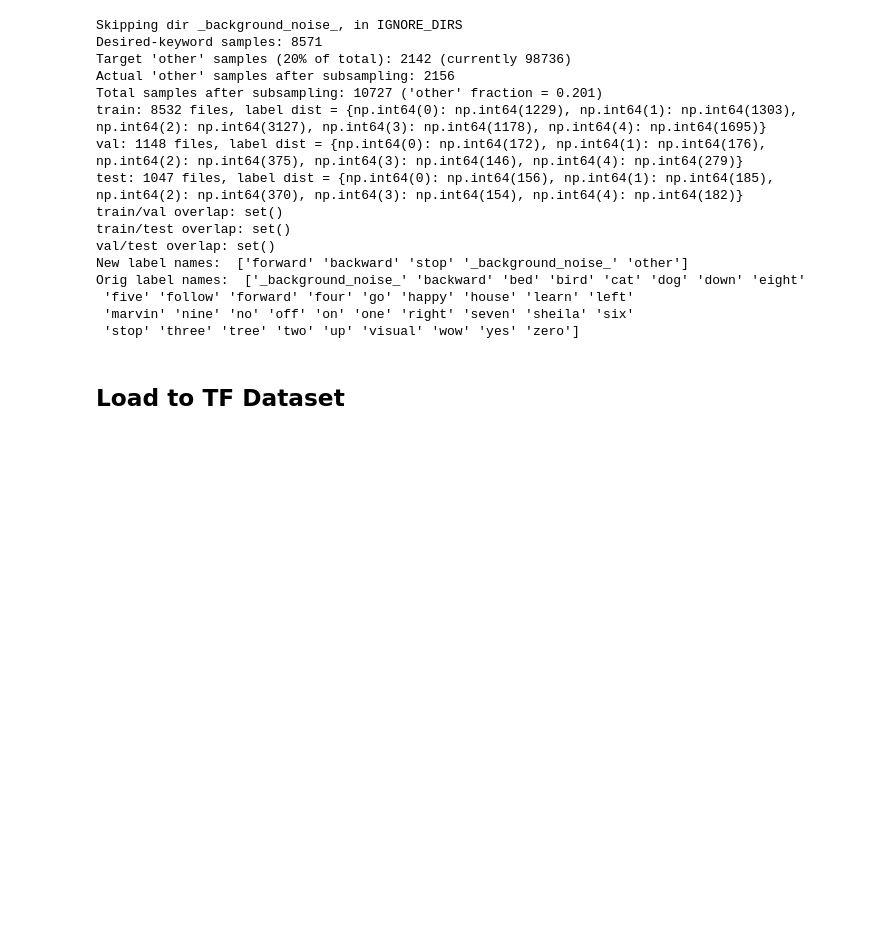
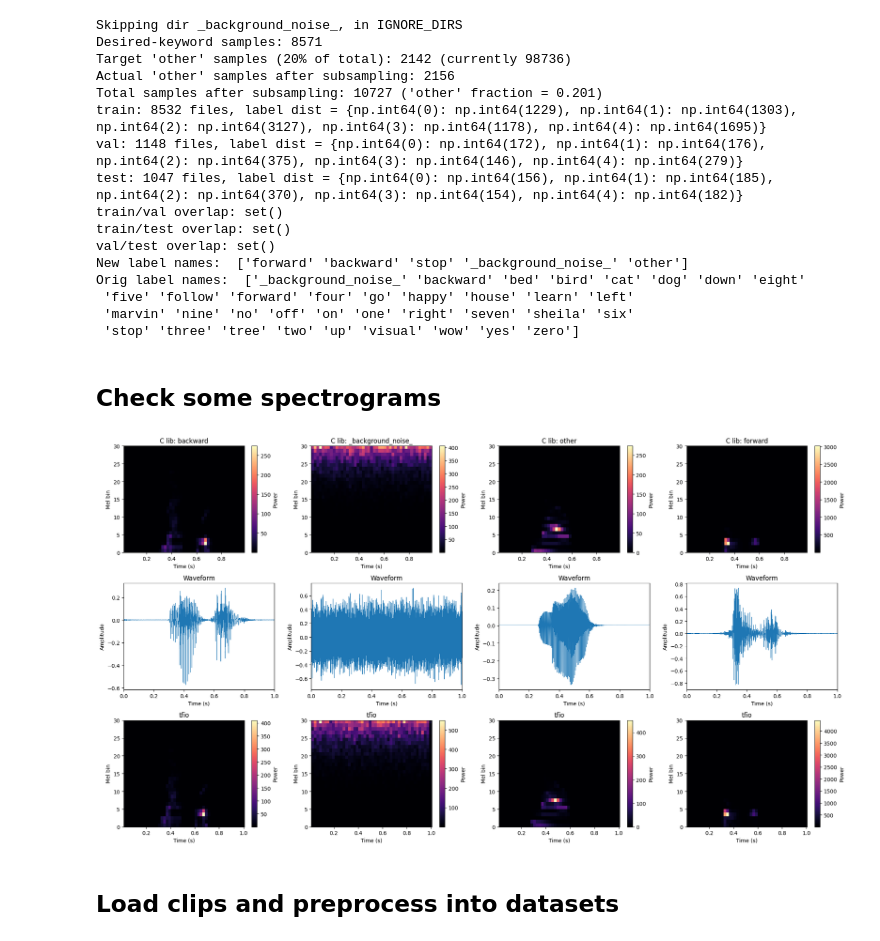
Before and after one commit to Rich143/KeywordSpottingFW, a Jupyter notebook: HostSW/TrainModel.ipynb, the cells around one changed output. Drawn from its saved outputs; the diff is of its cells as text; code cells hidden in the pictures; blank space fills up the shorter version.

```diff
--- a/HostSW/TrainModel.ipynb
+++ b/HostSW/TrainModel.ipynb
@@ -644,6 +685,63 @@ Orig label names:  ['_background_noise_' 'backward' 'bed' 'bird' 'cat' 'dog' 'do
  'five' 'follow' 'forward' 'four' 'go' 'happy' 'house' 'learn' 'left'
  'marvin' 'nine' 'no' 'off' 'on' 'one' 'right' 'seven' 'sheila' 'six'
  'stop' 'three' 'tree' 'two' 'up' 'visual' 'wow' 'yes' 'zero']
+# %% [markdown]
+## Check some spectrograms
+# %%
+import random
+import tensorflow_io as tfio
+
+def get_spectrogram(waveform):
+    return tfio.audio.spectrogram(waveform, nfft=512, window=512, stride=352)
+def get_mel_spectrogram(spectrogram, fs):
+    return tfio.audio.melscale(spectrogram, rate=fs, mels=30, fmin=125, fmax=7500)
+
+def compare_spectrograms(file_paths, labels, preproc, n_samples=4,
+                          label_names=None, seed=None,
+                          sample_rate=AUDIO_SAMPLE_RATE_HZ):
+    rng = random.Random(seed)
+    indices = rng.sample(range(len(file_paths)), n_samples)
+
+    fig, axes = plt.subplots(3, n_samples, figsize=(5 * n_samples, 11))
+    if n_samples == 1:
+        axes = axes.reshape(3, 1)
+
+    for col, idx in enumerate(indices):
+        audio_tensor, label = load_wav(file_paths[idx], labels[idx])
+        audio_np = audio_tensor.numpy().astype(np.float32)
+        label_val = int(label.numpy()) if hasattr(label, "numpy") else int(label)
+        label_str = label_names[label_val] if label_names is not None else str(label_val)
+
+        # --- C library spectrogram ---
+        c_spec = preproc.compute_spectrogram(audio_np)
+
+        # --- tfio spectrogram ---
+        tfio_stft = get_spectrogram(audio_tensor)          # shape (frames, nfft/2+1), magnitude
+        tfio_power = tf.square(tfio_stft)                  # square to match SPECTRUM_TYPE_POWER
+        tfio_mel = get_mel_spectrogram(tfio_power, fs=sample_rate)
+        tfio_mel_np = tfio_mel.numpy().T                   # (frames, mels) -> (mels, frames)
+
+        # Row 0: C library spectrogram
+        plot_spectrogram(c_spec, title=f"C lib: {label_str}", ax=axes[0, col])
+
+        # Row 1: raw waveform, time-aligned
+        t = np.arange(len(audio_np)) / sample_rate
+        axes[1, col].plot(t, audio_np, linewidth=0.7)
+        axes[1, col].set_xlim(0, len(audio_np) / sample_rate)
+        axes[1, col].set_xlabel("Time (s)")
+        axes[1, col].set_ylabel("Amplitude")
+        axes[1, col].set_title("Waveform")
+
+        # Row 2: tfio spectrogram
+        plot_spectrogram(tfio_mel_np, title="tfio", ax=axes[2, col])
+
+    plt.tight_layout()
+    plt.show()
+
+compare_spectrograms(train_files, train_labels, preproc, n_samples=4,
+                      label_names=label_names, seed=42)
+# %% [output]
+[figure, added]
 # %% [markdown]
-## Load to TF Dataset
+## Load clips and preprocess into datasets
 # %%
```
Also changed, not shown: parts of 5 cells of this notebook, 5 other files.
